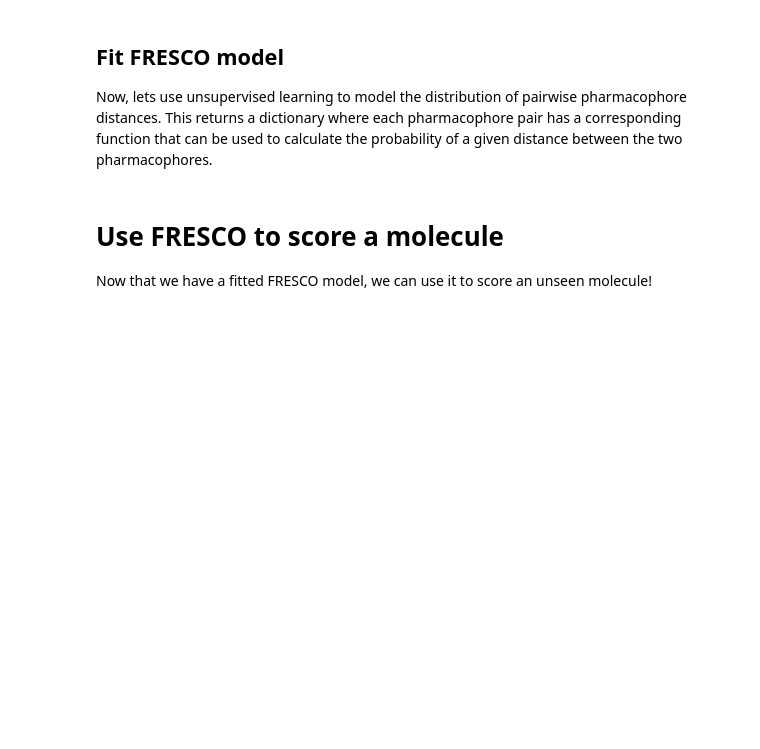
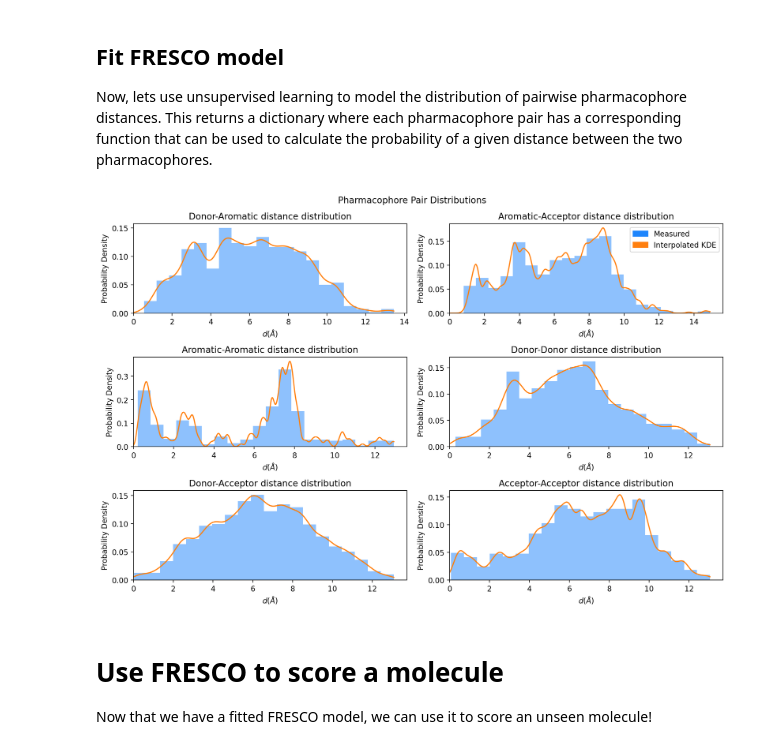
Before and after one commit to wjm41/fresco, a Jupyter notebook: demo.ipynb, the cells around one changed output. Saved outputs shown, nothing was run; the diff lists cells and outputs as text; code cells hidden in the pictures; blank space fills up the shorter version.

Commit message:
added histogram plotting

```diff
--- a/demo.ipynb
+++ b/demo.ipynb
@@ -69,6 +69,40 @@ from fresco.model import fit_fresco_on_pcore_histograms,save_kde_model
 frag_pcore_weight = {k: None for k, v in frag_pcore_histogram.items()}
 kde = fit_fresco_on_pcore_histograms(
     frag_pcore_histogram, interesting_pcores, frag_pcore_weight)
+# %%
+import numpy as np
+import matplotlib.pyplot as plt
+from matplotlib.patches import Rectangle
+
+CMAP = plt.get_cmap("tab10")
+
+def plot_kdes(kde_dicts, frag_2body_dict, interesting_pcores, nx=500, n_bins=20, title=''):
+
+    fig, axs = plt.subplots(nrows=3, ncols=2, figsize=(12,8), dpi=200)
+    fig.suptitle(title)
+
+    axs = axs.reshape(-1)
+    for i, pcore_combo in enumerate(interesting_pcores):
+        x = np.linspace(0, np.amax(frag_2body_dict[pcore_combo]), nx)
+        kde_pair = kde_dicts[pcore_combo]
+        axs[i].set_title('{} distance distribution'.format(
+            pcore_combo))
+        axs[i].hist(frag_2body_dict[pcore_combo], bins=n_bins,
+                    alpha=0.5, density=True, color='#1E85FC')
+        axs[i].plot(x, np.exp(kde_pair(x)), color=CMAP(1))
+        axs[i].set_xlim(left=0)
+        axs[i].set_ylabel('Probability Density')
+        axs[i].set_xlabel(r'$d (\AA)$')
+    legend_elements = [Rectangle((0, 0), 1, 1, color='#1E85FC', label='Measured'),
+                    Rectangle((0, 0), 1, 1,  color=CMAP(1), label='Interpolated KDE')]
+    axs[1].legend(handles=legend_elements, loc='upper right')
+    fig.tight_layout()
+    return fig
+
+fig_distributions = plot_kdes(
+    kde, frag_pcore_histogram, interesting_pcores, title='Pharmacophore Pair Distributions')
+# %% [output]
+[figure, added]
 # %% [markdown]
 # Use FRESCO to score a molecule
 
```
Also changed, not shown: parts of 2 cells of this notebook.
